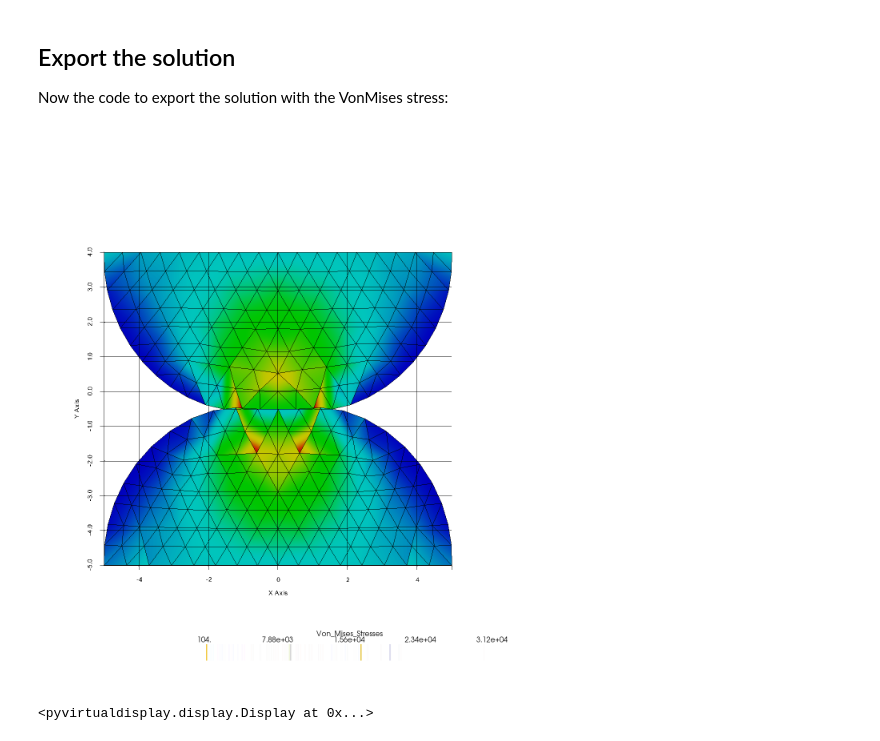
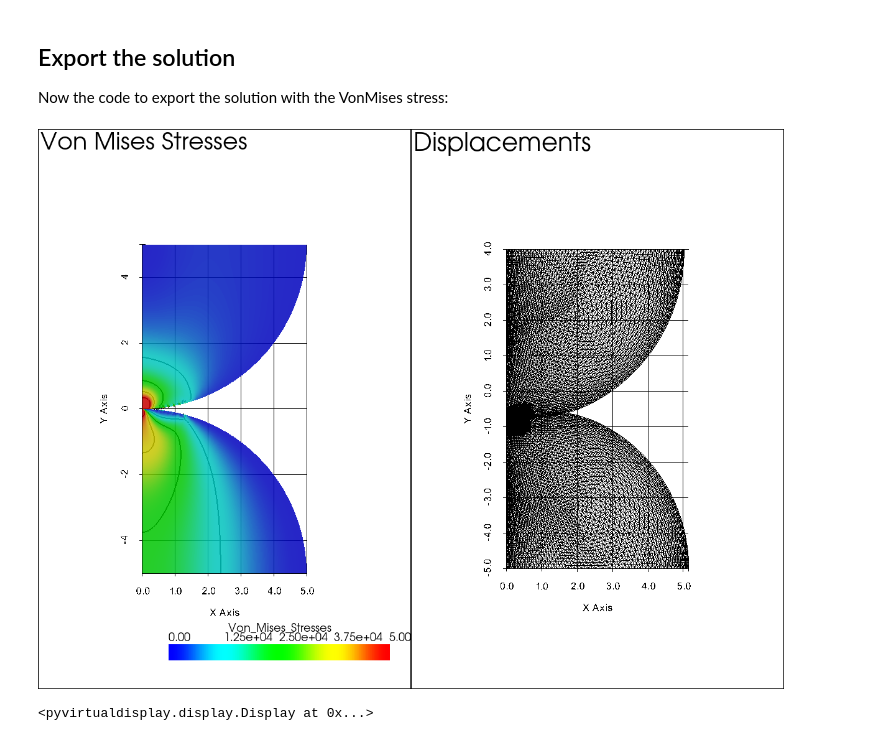
Before and after one commit to tkoyama010/awesome-getfem, a Jupyter notebook: doc/hertz.ipynb, the cells around one changed output. Drawn from its saved outputs; the diff is of its cells as text; code cells hidden in the pictures.

```diff
--- a/doc/hertz.ipynb
+++ b/doc/hertz.ipynb
@@ -332,19 +262,32 @@ mfvm2.export_to_vtk(
 # %%
 display = Display(visible=0, size=(1024, 1024))
 display.start()
 
 m1 = pv.read("displacement_with_von_mises1.vtk")
 m2 = pv.read("displacement_with_von_mises2.vtk")
-p = pv.Plotter(shape=(1, 1))
+c1 = m1.contour(np.linspace(0, 50000, 5))
+c2 = m2.contour(np.linspace(0, 50000, 5))
+p = pv.Plotter(shape=(1, 2))
+
 p.subplot(0, 0)
+p.add_text("Von Mises Stresses")
+p.add_mesh(c1, color="black", line_width=2)
+p.add_mesh(m1, show_edges=False, clim=[0, 50000], opacity=0.85)
+p.add_mesh(c2, color="black", line_width=2)
+p.add_mesh(m2, show_edges=False, clim=[0, 50000], opacity=0.85)
+p.show_grid()
+
+p.subplot(0, 1)
+p.add_text("Displacements")
 m1.active_vectors_name = "Displacements"
 m2.active_vectors_name = "Displacements"
-p.add_mesh(m1.warp_by_vector(), show_edges=True)
-p.add_mesh(m2.warp_by_vector(), show_edges=True)
+p.add_mesh(m1.warp_by_vector(), style="wireframe", show_edges=True, clim=[0, 50000], opacity=1.0, color="black")
+p.add_mesh(m2.warp_by_vector(), style="wireframe", show_edges=True, clim=[0, 50000], opacity=1.0, color="black")
 p.show_grid()
-p.show(screenshot="von_mises.png", window_size=[1200, 1400], cpos="xy")
+
+p.show(screenshot="von_mises.png", window_size=[1200, 900], cpos="xy")
 
 display.stop()
 # %% [output]
-[figure, old version]
+[figure, new version]
 <pyvirtualdisplay.display.Display at 0x...>
```
Also changed, not shown: parts of 12 cells of this notebook.
